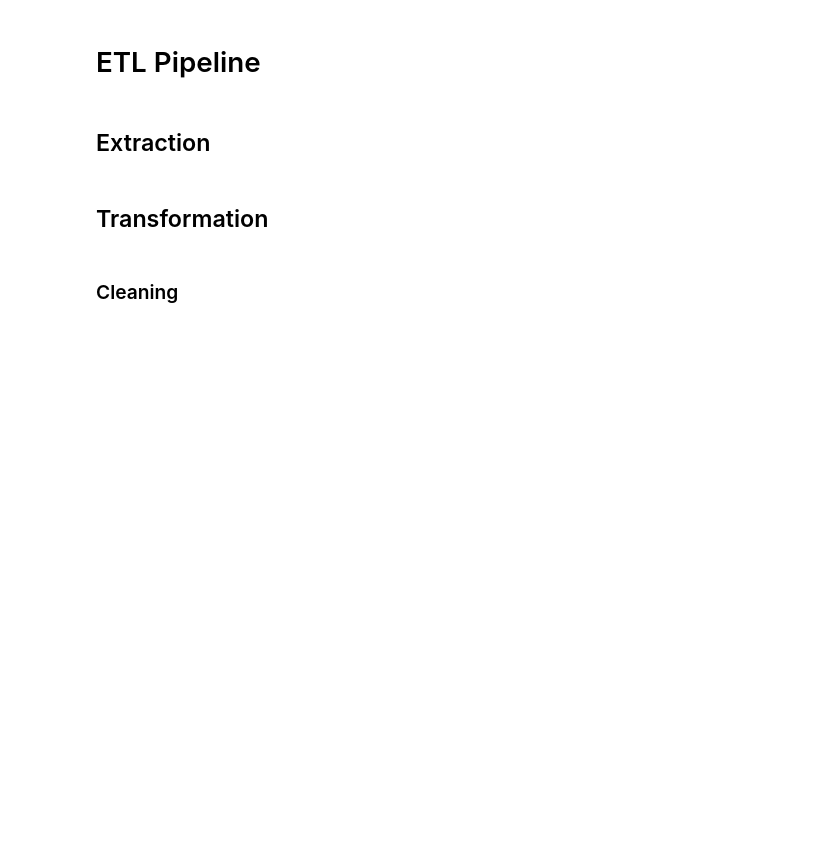
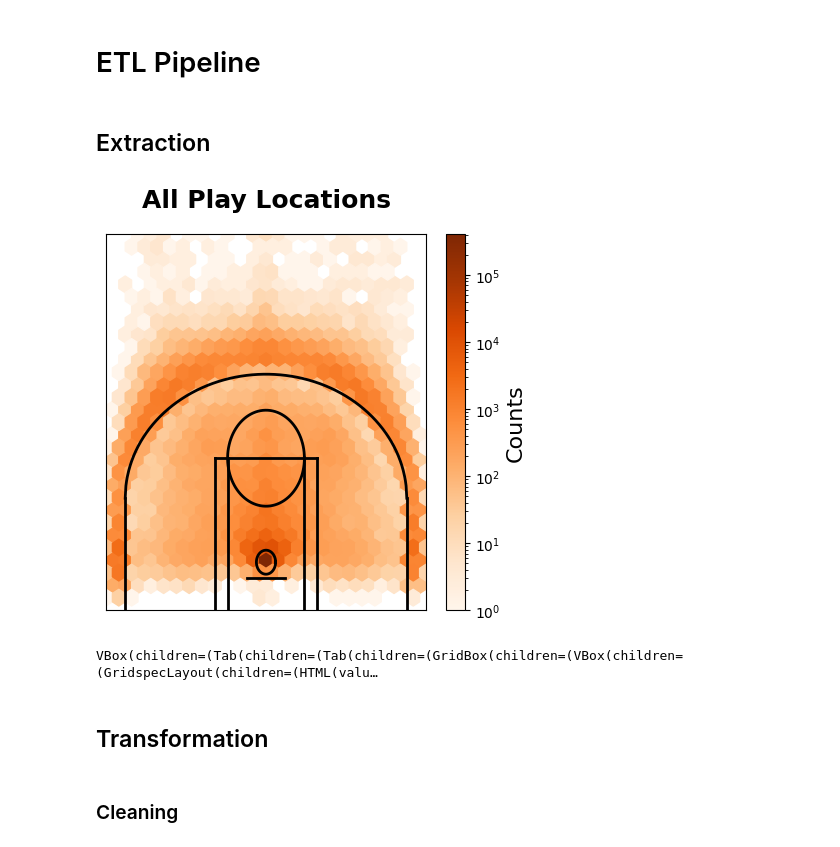
Before and after one commit to ipitio/bronte, a Jupyter notebook: bronte.ipynb, the cells around one changed output. Drawn from its saved outputs; the diff is of its cells as text; code cells hidden in the pictures; blank space fills up the shorter version.

Commit message:
fix court plot

```diff
--- a/bronte.ipynb
+++ b/bronte.ipynb
@@ -143,7 +147,7 @@ def plot_court(data, title, path="./", color="black"):
 
     # Free Throw Circle + Rim + Backboard
     theta = np.linspace(0, 2 * np.pi, 100)
-    ax.plot(60 * np.cos(theta), 60 * np.cos(theta), linewidth=2, color=color)
+    ax.plot(60 * np.cos(theta), 60 * np.sin(theta) + 190, linewidth=2, color=color)
     ax.plot(15 * np.cos(theta), 15 * np.sin(theta) + 60, linewidth=2, color=color)
     ax.plot([-30, 30], [40, 40], linewidth=2, color=color)
 
@@ -180,39 +184,42 @@ def plot_court(data, title, path="./", color="black"):
 path = "./data/"
 filepaths = {"games": ["plays-2022-23.csv"], "players": ["players-2022-23.csv"]}
 # prepend path to filepaths, which is a list of lists
 data_sources = load_data_sources(
     {
         name: [os.path.join(path, path_or_paths) for path_or_paths in paths]
         for name, paths in filepaths.items()
     }
 )
 
 # Ensure sources are loaded
 assert len(data_sources) > 0 and all(
     [len(df) > 0 for df_list in data_sources.values() for df in df_list]
 )
 
 # Combine sources
 df = pd.DataFrame()
 main_key = "game_id"
 aux_key = ["playerNameI", "teamTricode"]
 for name, dfs in data_sources.items():
     dfs = [preprocess_aux_data(df) for df in dfs]
     if name == "games":
         df = merge_main_data(dfs, main_key)
     else:
         df = merge_aux_data(df, dfs, aux_key)
 
 # EDA
 plot_court((df["xLegacy"], df["yLegacy"]), "All Play Locations", path)
 
-# profile = ProfileReport(df, explorative=True)
-# profile.to_file("".join([path, "profile.html"]))
+profile = ProfileReport(df, explorative=True)
+profile.to_file("".join([path, "profile.html"]))
 
-# if colab:
-#    profile.to_notebook_iframe()
-# else:
-#    profile.to_widgets()
+if colab:
+    profile.to_notebook_iframe()
+else:
+    profile.to_widgets()
+# %% [output]
+[figure, added]
+VBox(children=(Tab(children=(Tab(children=(GridBox(children=(VBox(children=(GridspecLayout(children=(HTML(valu…
 # %% [markdown]
 ## Transformation
 # %% [markdown]
```
Also changed, not shown: parts of 5 cells of this notebook, 6 other files.
